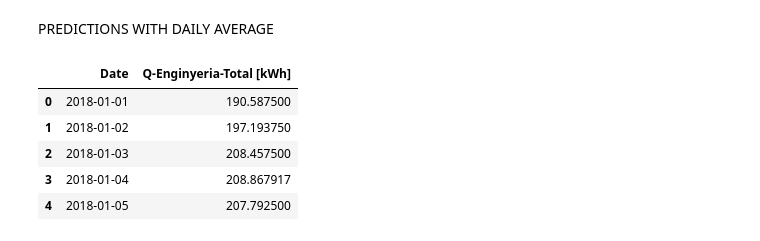
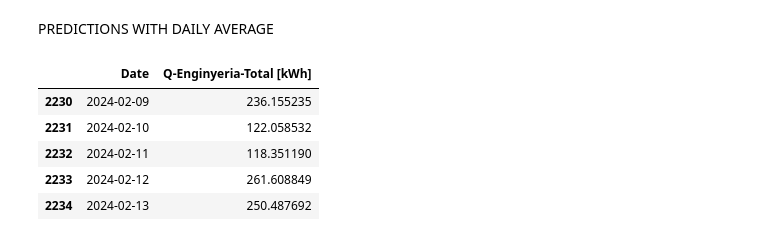
Before and after one commit to carlotacriado/UABeat, a Jupyter notebook: Consum_energia.ipynb, the cells around one changed output. Cells and saved outputs as stored; diff of their text form; code cells hidden in the pictures.

```diff
--- a/Consum_energia.ipynb
+++ b/Consum_energia.ipynb
@@ -344,11 +153,11 @@ PREDICTIONS WITH DAILY AVERAGE
 # %%
 # Group the data by date and calculate the average energy consumption for each day
 df_daily_avg = excel.groupby(excel['Date'].dt.date)['Q-Enginyeria-Total [kWh]'].mean().reset_index()
-df_daily_avg.head()
+df_daily_avg.tail()
 # %% [output]
 |  | Date | Q-Enginyeria-Total [kWh] |
-| 0 | 2018-01-01 | 190.587500 |
-| 1 | 2018-01-02 | 197.193750 |
-| 2 | 2018-01-03 | 208.457500 |
-| 3 | 2018-01-04 | 208.867917 |
-| 4 | 2018-01-05 | 207.792500 |
+| 2230 | 2024-02-09 | 236.155235 |
+| 2231 | 2024-02-10 | 122.058532 |
+| 2232 | 2024-02-11 | 118.351190 |
+| 2233 | 2024-02-12 | 261.608849 |
+| 2234 | 2024-02-13 | 250.487692 |
```
Also changed, not shown: parts of 38 cells of this notebook.
